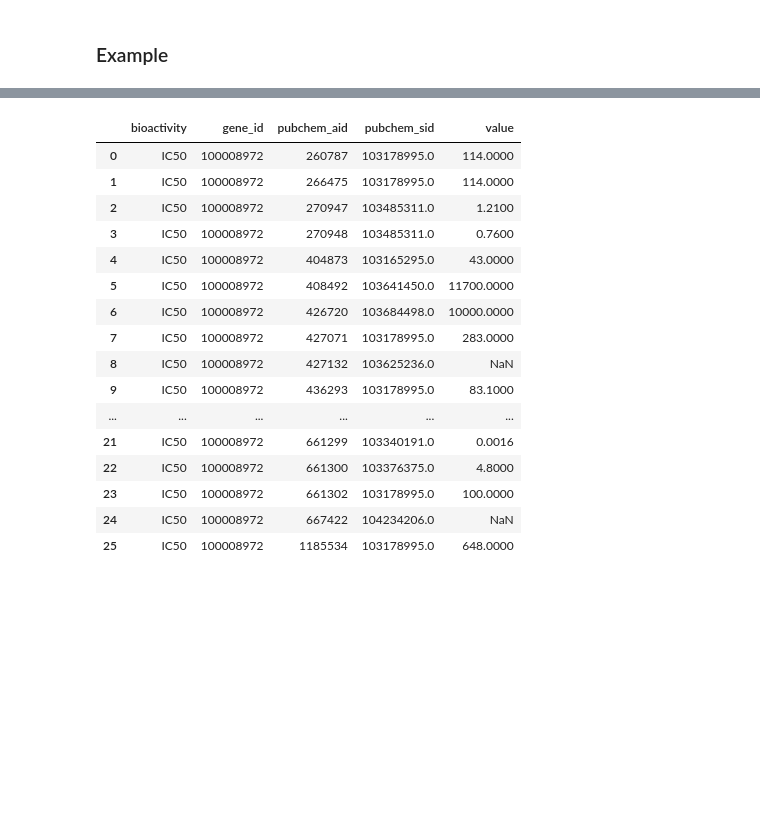
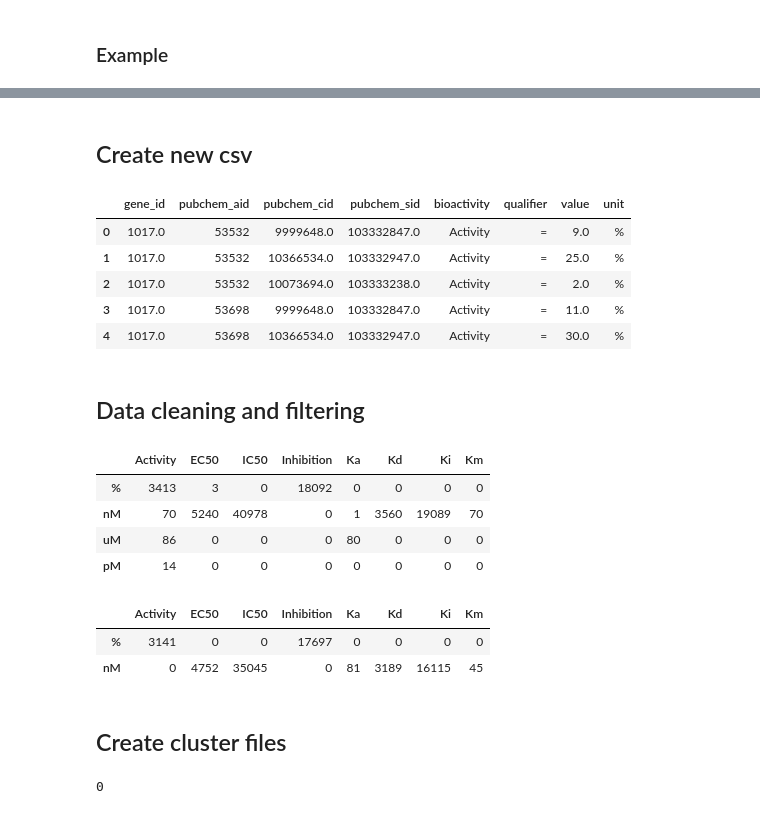
Before and after one commit to amrhamedp/PDBbind_ligand_based, a Jupyter notebook: PubChem_analysis.ipynb, the cells around one changed output, grey strips where cells are left out. Drawn from its saved outputs; the diff is of its cells as text; code cells hidden in the pictures; blank space fills up the shorter version.

```diff
--- a/PubChem_analysis.ipynb
+++ b/PubChem_analysis.ipynb
@@ -220,0 +134,2 @@ data[[x for x in data.columns if x in activity]]
+# %% [markdown]
+## Create new csv
@@ -229,20 +147,11 @@ with open('stderr.log', 'w') as stderr, redirect_stderr(stderr):
 # %%
-pd.read_csv('./pubchem/pubchem_100008972.csv')
+pd.read_csv('./pubchem/pubchem_1017.csv').head()
 # %% [output]
-|  | bioactivity | gene_id | pubchem_aid | pubchem_sid | value |
-| 0 | IC50 | 100008972 | 260787 | 103178995.0 | 114.0000 |
-| 1 | IC50 | 100008972 | 266475 | 103178995.0 | 114.0000 |
-| 2 | IC50 | 100008972 | 270947 | 103485311.0 | 1.2100 |
-| 3 | IC50 | 100008972 | 270948 | 103485311.0 | 0.7600 |
-| 4 | IC50 | 100008972 | 404873 | 103165295.0 | 43.0000 |
-| 5 | IC50 | 100008972 | 408492 | 103641450.0 | 11700.0000 |
-| 6 | IC50 | 100008972 | 426720 | 103684498.0 | 10000.0000 |
-| 7 | IC50 | 100008972 | 427071 | 103178995.0 | 283.0000 |
-| 8 | IC50 | 100008972 | 427132 | 103625236.0 | NaN |
-| 9 | IC50 | 100008972 | 436293 | 103178995.0 | 83.1000 |
-| ... | ... | ... | ... | ... | ... |
-| 21 | IC50 | 100008972 | 661299 | 103340191.0 | 0.0016 |
-| 22 | IC50 | 100008972 | 661300 | 103376375.0 | 4.8000 |
-| 23 | IC50 | 100008972 | 661302 | 103178995.0 | 100.0000 |
-| 24 | IC50 | 100008972 | 667422 | 104234206.0 | NaN |
-| 25 | IC50 | 100008972 | 1185534 | 103178995.0 | 648.0000 |
+|  | gene_id | pubchem_aid | pubchem_cid | pubchem_sid | bioactivity | qualifier | value | unit |
+| 0 | 1017.0 | 53532 | 9999648.0 | 103332847.0 | Activity | = | 9.0 | % |
+| 1 | 1017.0 | 53532 | 10366534.0 | 103332947.0 | Activity | = | 25.0 | % |
+| 2 | 1017.0 | 53532 | 10073694.0 | 103333238.0 | Activity | = | 2.0 | % |
+| 3 | 1017.0 | 53698 | 9999648.0 | 103332847.0 | Activity | = | 11.0 | % |
+| 4 | 1017.0 | 53698 | 10366534.0 | 103332947.0 | Activity | = | 30.0 | % |
+# %% [markdown]
+## Data cleaning and filtering
@@ -248,0 +193,9 @@ pd.read_csv('./pubchem/pubchem_100008972.csv')
+# %%
+type_unit = sum([table_type_unit(gene_id, 'pubchem', bioactivity_types, ['%', 'nM', 'uM', 'pM']) for gene_id in gene_ids])
+type_unit
+# %% [output]
+|  | Activity | EC50 | IC50 | Inhibition | Ka | Kd | Ki | Km |
+| % | 3413 | 3 | 0 | 18092 | 0 | 0 | 0 | 0 |
+| nM | 70 | 5240 | 40978 | 0 | 1 | 3560 | 19089 | 70 |
+| uM | 86 | 0 | 0 | 0 | 80 | 0 | 0 | 0 |
+| pM | 14 | 0 | 0 | 0 | 0 | 0 | 0 | 0 |
@@ -248,0 +224,13 @@ pd.read_csv('./pubchem/pubchem_100008972.csv')
+# %%
+type_unit = sum([table_type_unit(gene_id, 'pubchem_cleaned', bioactivity_types, ['%', 'nM']) for gene_id in gene_ids])
+type_unit
+# %% [output]
+|  | Activity | EC50 | IC50 | Inhibition | Ka | Kd | Ki | Km |
+| % | 3141 | 0 | 0 | 17697 | 0 | 0 | 0 | 0 |
+| nM | 0 | 4752 | 35045 | 0 | 81 | 3189 | 16115 | 45 |
+# %% [markdown]
+## Create cluster files
+# %%
+os.system('mkdir -p pubchem_cluster')
+# %% [output]
+0
```
Also changed, not shown: parts of 16 cells of this notebook, 1 other file.
